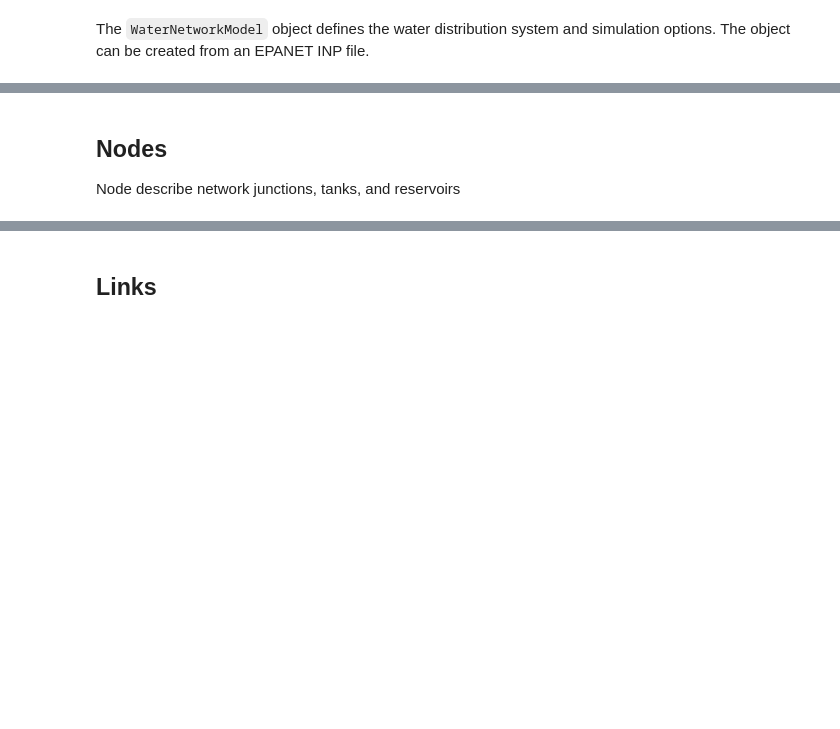
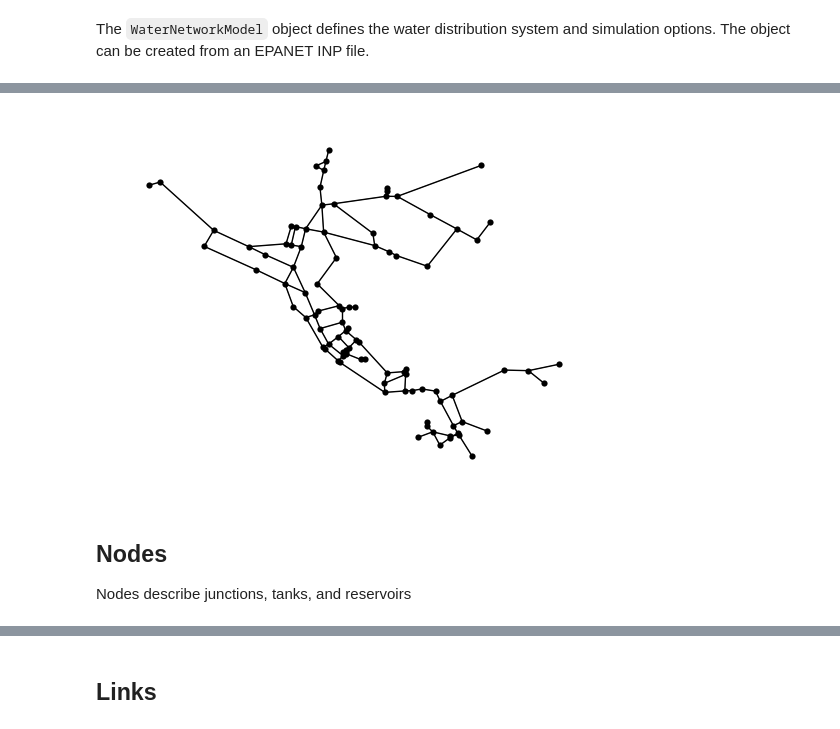
Before and after one commit to USEPA/WNTR, a Jupyter notebook: examples/demos/basic_tutorial.ipynb, the cells around one changed output, grey strips where cells are left out. Drawn from its saved outputs; the diff is of its cells as text; code cells hidden in the pictures; blank space fills up the shorter version.

```diff
--- a/examples/demos/basic_tutorial.ipynb
+++ b/examples/demos/basic_tutorial.ipynb
@@ -31,9 +56,11 @@ dir_public(wn)
 # %%
 # Basic network graphic
-ax = wntr.graphics.plot_network(wn)
+ax = wntr.graphics.plot_network(wn,
+# %% [output]
+[figure, added]
 # %% [markdown]
 ## Nodes
-Node describe network junctions, tanks, and reservoirs
+Nodes describe junctions, tanks, and reservoirs
 # %%
 # Print the names of all junctions, tanks, and reservoirs
 print("Node names", wn.node_name_list)
```
Also changed, not shown: parts of 25 cells of this notebook.
